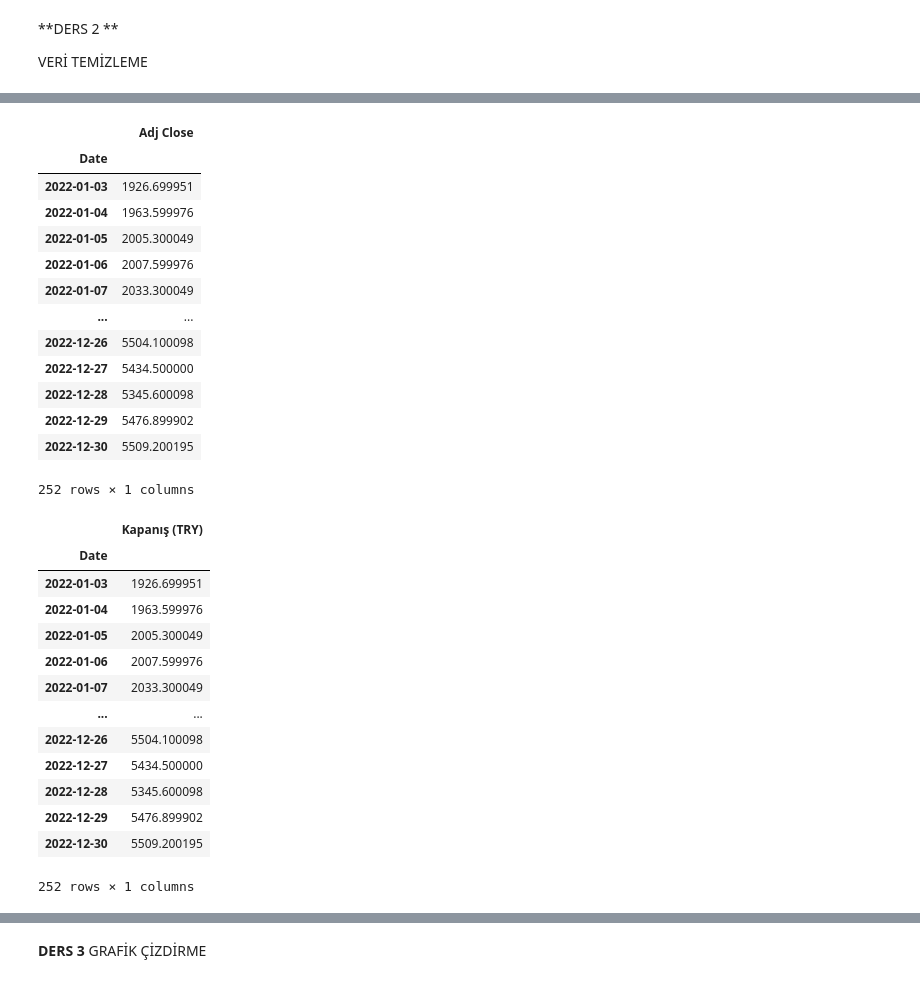
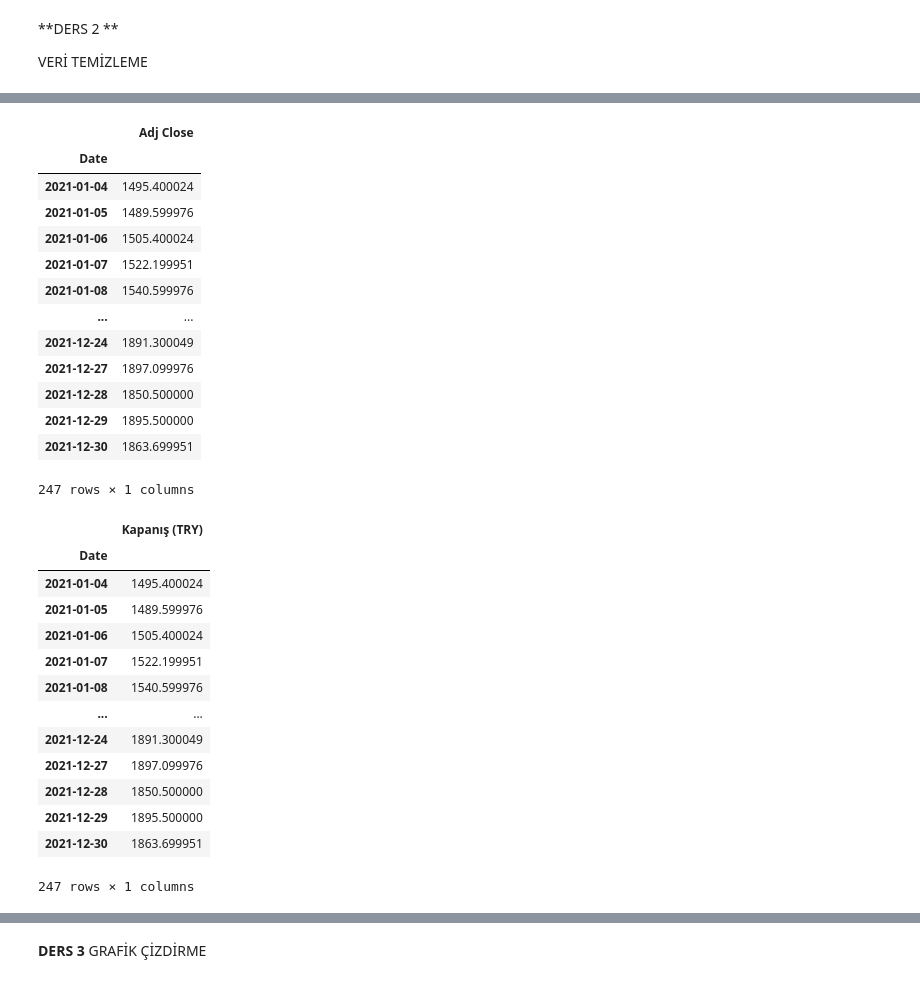
Before and after one commit to yagmurmutlu/GMKA_yagmur_mutlu, a Jupyter notebook: Odev2_Python_Veri_Analizi_Egitimi__yagmur_mutlu_.ipynb, the cells around one changed output, grey strips where cells are left out. Cells and saved outputs as stored; diff of their text form; code cells hidden in the pictures.

```diff
--- a/Odev2_Python_Veri_Analizi_Egitimi__yagmur_mutlu_.ipynb
+++ b/Odev2_Python_Veri_Analizi_Egitimi__yagmur_mutlu_.ipynb
@@ -30,6 +33,6 @@ import plotly.express as px
 # %%
-B100 = yf.download('XU100.IS',start='2022-01-01',end='2022-12-31')
-B100
+B30 = yf.download('XU100.IS',start='2021-01-01',end='2021-12-31')
+B30
 # %% [output]
 [*********************100%***********************]  1 of 1 completed
 |  | Open | High | Low | Close | Adj Close | Volume |
@@ -100,6 +98,6 @@ VERİ TEMİZLEME
 # %%
 #SAtır silme
 
-B100 =B100 [B100.index> '2022-01-01']
-B100
+B30 =B30 [B30.index> '2021-01-01']
+B30
 # %% [output]
@@ -120,42 +123,42 @@ B100
 # %%
 #sütün silme
 
-B100 = B100[['Adj Close']] #kapanış değeri
+B30 = B30[['Adj Close']] #kapanış değeri
 
-#B100= B100[['Open','Adj Close']] #açılış değerini siler
-B100
+#B30= B30[['Open','Adj Close']] #açılış değerini siler
+B30
 # %% [output]
 |  | Adj Close |
 | Date |  |
-| 2022-01-03 | 1926.699951 |
-| 2022-01-04 | 1963.599976 |
-| 2022-01-05 | 2005.300049 |
-| 2022-01-06 | 2007.599976 |
-| 2022-01-07 | 2033.300049 |
+| 2021-01-04 | 1495.400024 |
+| 2021-01-05 | 1489.599976 |
+| 2021-01-06 | 1505.400024 |
+| 2021-01-07 | 1522.199951 |
+| 2021-01-08 | 1540.599976 |
 | ... | ... |
-| 2022-12-26 | 5504.100098 |
-| 2022-12-27 | 5434.500000 |
-| 2022-12-28 | 5345.600098 |
-| 2022-12-29 | 5476.899902 |
-| 2022-12-30 | 5509.200195 |
+| 2021-12-24 | 1891.300049 |
+| 2021-12-27 | 1897.099976 |
+| 2021-12-28 | 1850.500000 |
+| 2021-12-29 | 1895.500000 |
+| 2021-12-30 | 1863.699951 |
-252 rows × 1 columns
+247 rows × 1 columns
 # %%
 #isim değiştirme
 
-B100.columns = ['Kapanış (TRY)']
-B100
+B30.columns = ['Kapanış (TRY)']
+B30
 # %% [output]
 |  | Kapanış (TRY) |
 | Date |  |
-| 2022-01-03 | 1926.699951 |
-| 2022-01-04 | 1963.599976 |
-| 2022-01-05 | 2005.300049 |
-| 2022-01-06 | 2007.599976 |
-| 2022-01-07 | 2033.300049 |
+| 2021-01-04 | 1495.400024 |
+| 2021-01-05 | 1489.599976 |
+| 2021-01-06 | 1505.400024 |
+| 2021-01-07 | 1522.199951 |
+| 2021-01-08 | 1540.599976 |
 | ... | ... |
-| 2022-12-26 | 5504.100098 |
-| 2022-12-27 | 5434.500000 |
-| 2022-12-28 | 5345.600098 |
-| 2022-12-29 | 5476.899902 |
-| 2022-12-30 | 5509.200195 |
+| 2021-12-24 | 1891.300049 |
+| 2021-12-27 | 1897.099976 |
+| 2021-12-28 | 1850.500000 |
+| 2021-12-29 | 1895.500000 |
+| 2021-12-30 | 1863.699951 |
-252 rows × 1 columns
+247 rows × 1 columns
```
Also changed, not shown: parts of 26 cells of this notebook.
